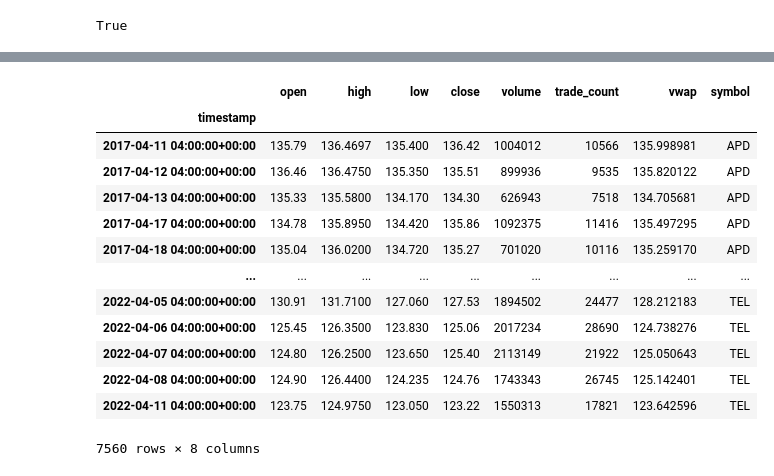
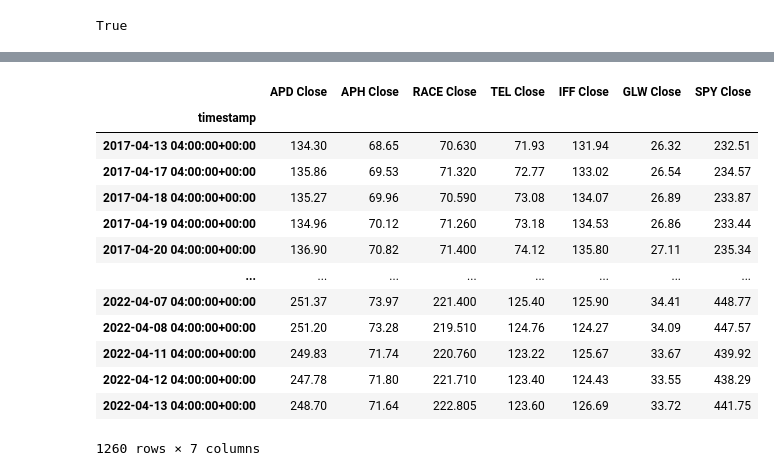
Before and after one commit to Nithy29/Responsible_Investor, a Jupyter notebook: analysis.ipynb, the cells around one changed output, grey strips where cells are left out. Saved outputs shown, nothing was run; the diff lists cells and outputs as text; code cells hidden in the pictures.

```diff
--- a/analysis.ipynb
+++ b/analysis.ipynb
@@ -62,17 +46,24 @@ get_ticker_info(portfolio, 'APD')
-# %%
-portfolio
-# %% [output]
-|  | open | high | low | close | volume | trade_count | vwap | symbol |
-| timestamp |  |  |  |  |  |  |  |  |
-| 2017-04-11 04:00:00+00:00 | 135.79 | 136.4697 | 135.400 | 136.42 | 1004012 | 10566 | 135.998981 | APD |
-| 2017-04-12 04:00:00+00:00 | 136.46 | 136.4750 | 135.350 | 135.51 | 899936 | 9535 | 135.820122 | APD |
-| 2017-04-13 04:00:00+00:00 | 135.33 | 135.5800 | 134.170 | 134.30 | 626943 | 7518 | 134.705681 | APD |
-| 2017-04-17 04:00:00+00:00 | 134.78 | 135.8950 | 134.420 | 135.86 | 1092375 | 11416 | 135.497295 | APD |
-| 2017-04-18 04:00:00+00:00 | 135.04 | 136.0200 | 134.720 | 135.27 | 701020 | 10116 | 135.259170 | APD |
-| ... | ... | ... | ... | ... | ... | ... | ... | ... |
-| 2022-04-05 04:00:00+00:00 | 130.91 | 131.7100 | 127.060 | 127.53 | 1894502 | 24477 | 128.212183 | TEL |
-| 2022-04-06 04:00:00+00:00 | 125.45 | 126.3500 | 123.830 | 125.06 | 2017234 | 28690 | 124.738276 | TEL |
-| 2022-04-07 04:00:00+00:00 | 124.80 | 126.2500 | 123.650 | 125.40 | 2113149 | 21922 | 125.050643 | TEL |
-| 2022-04-08 04:00:00+00:00 | 124.90 | 126.4400 | 124.235 | 124.76 | 1743343 | 26745 | 125.142401 | TEL |
-| 2022-04-11 04:00:00+00:00 | 123.75 | 124.9750 | 123.050 | 123.22 | 1550313 | 17821 | 123.642596 | TEL |
-7560 rows × 8 columns
+# %%
+Extract close price for all tickers
+all_data = pd.DataFrame()
+for tick in tickes:
+    h  = f"{tick} Close"
+    tt = pd.DataFrame(get_ticker_info(portfolio, tick)['close'])
+    all_data[h] = tt
+
+all_data
+# %% [output]
+|  | APD Close | APH Close | RACE Close | TEL Close | IFF Close | GLW Close | SPY Close |
+| timestamp |  |  |  |  |  |  |  |
+| 2017-04-13 04:00:00+00:00 | 134.30 | 68.65 | 70.630 | 71.93 | 131.94 | 26.32 | 232.51 |
+| 2017-04-17 04:00:00+00:00 | 135.86 | 69.53 | 71.320 | 72.77 | 133.02 | 26.54 | 234.57 |
+| 2017-04-18 04:00:00+00:00 | 135.27 | 69.96 | 70.590 | 73.08 | 134.07 | 26.89 | 233.87 |
+| 2017-04-19 04:00:00+00:00 | 134.96 | 70.12 | 71.260 | 73.18 | 134.53 | 26.86 | 233.44 |
+| 2017-04-20 04:00:00+00:00 | 136.90 | 70.82 | 71.400 | 74.12 | 135.80 | 27.11 | 235.34 |
+| ... | ... | ... | ... | ... | ... | ... | ... |
+| 2022-04-07 04:00:00+00:00 | 251.37 | 73.97 | 221.400 | 125.40 | 125.90 | 34.41 | 448.77 |
+| 2022-04-08 04:00:00+00:00 | 251.20 | 73.28 | 219.510 | 124.76 | 124.27 | 34.09 | 447.57 |
+| 2022-04-11 04:00:00+00:00 | 249.83 | 71.74 | 220.760 | 123.22 | 125.67 | 33.67 | 439.92 |
+| 2022-04-12 04:00:00+00:00 | 247.78 | 71.80 | 221.710 | 123.40 | 124.43 | 33.55 | 438.29 |
+| 2022-04-13 04:00:00+00:00 | 248.70 | 71.64 | 222.805 | 123.60 | 126.69 | 33.72 | 441.75 |
+1260 rows × 7 columns
```
Also changed, not shown: parts of 4 cells of this notebook, 2 other files.
